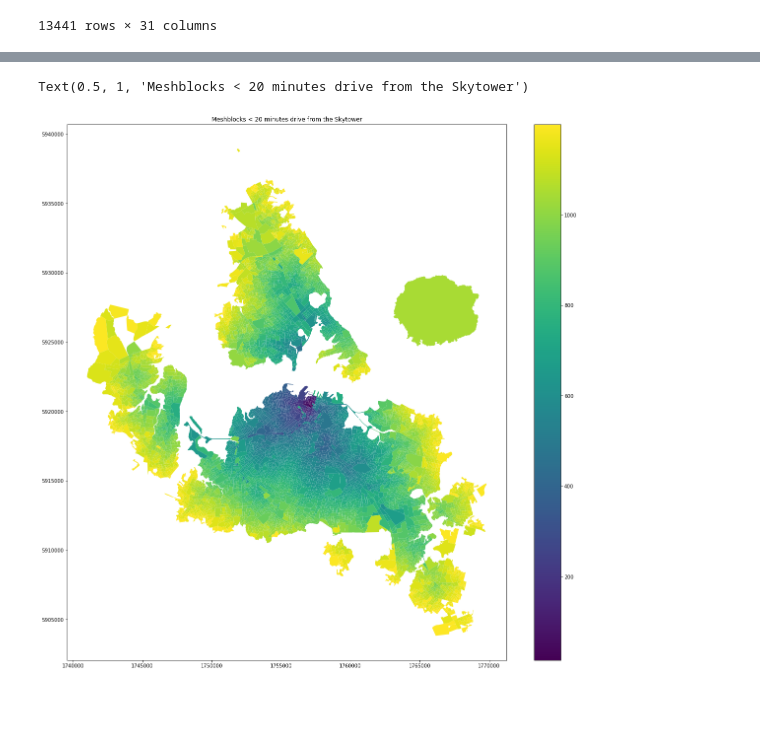
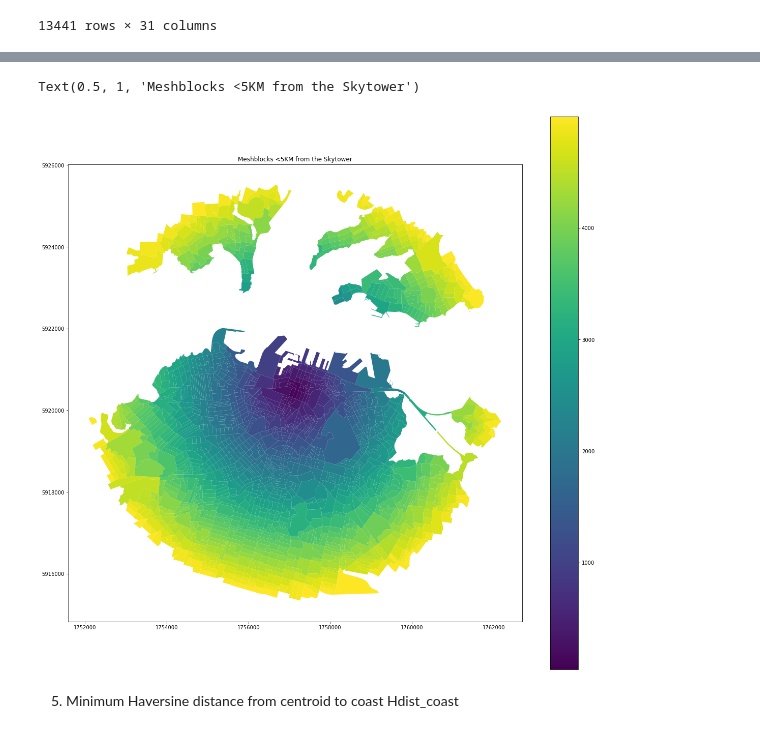
Before and after one commit to UoA-eResearch/auckland-housing, a Jupyter notebook: phase2.ipynb, the cells around one changed output, grey strips where cells are left out. Drawn from its saved outputs; the diff is of its cells as text; code cells hidden in the pictures; blank space fills up the shorter version.

Commit message:
plot of meshblocks with Hdist_skytower<5km

```diff
--- a/phase2.ipynb
+++ b/phase2.ipynb
@@ -523,6 +427,8 @@ Name: Mtime_skytower, dtype: float64
-# %%
-mb[mb.Mtime_skytower < 60*20].plot(column="Mtime_skytower", legend=True)
-plt.title("Meshblocks < 20 minutes drive from the Skytower")
-# %% [output]
-Text(0.5, 1, 'Meshblocks < 20 minutes drive from the Skytower')
-[figure, removed]
+# %%
+mb[mb.Hdist_skytower < 5000].plot(column="Hdist_skytower", legend=True)
+plt.title("Meshblocks <5KM from the Skytower")
+# %% [output]
+Text(0.5, 1, 'Meshblocks <5KM from the Skytower')
+[figure, added]
+# %% [markdown]
+5.	Minimum Haversine distance from centroid to coast Hdist_coast
```
Also changed, not shown: parts of 40 cells of this notebook.
